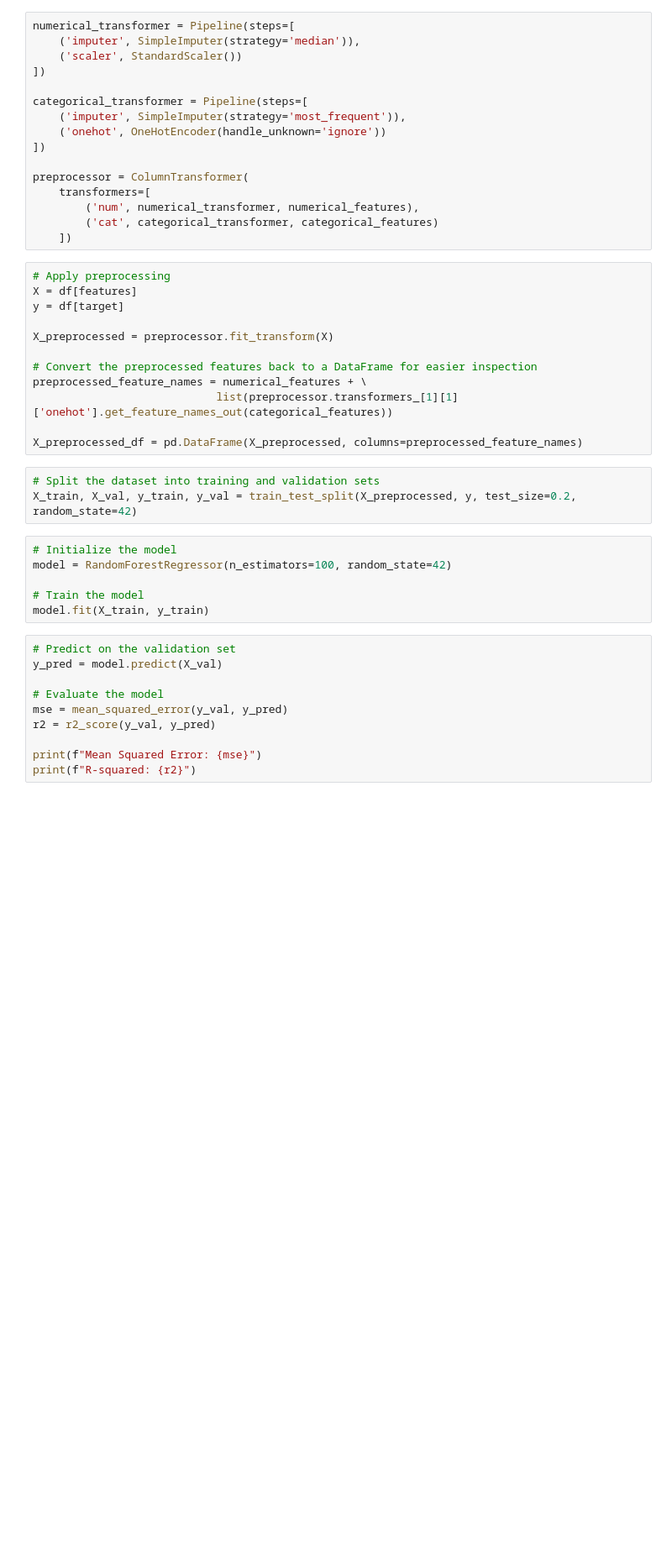
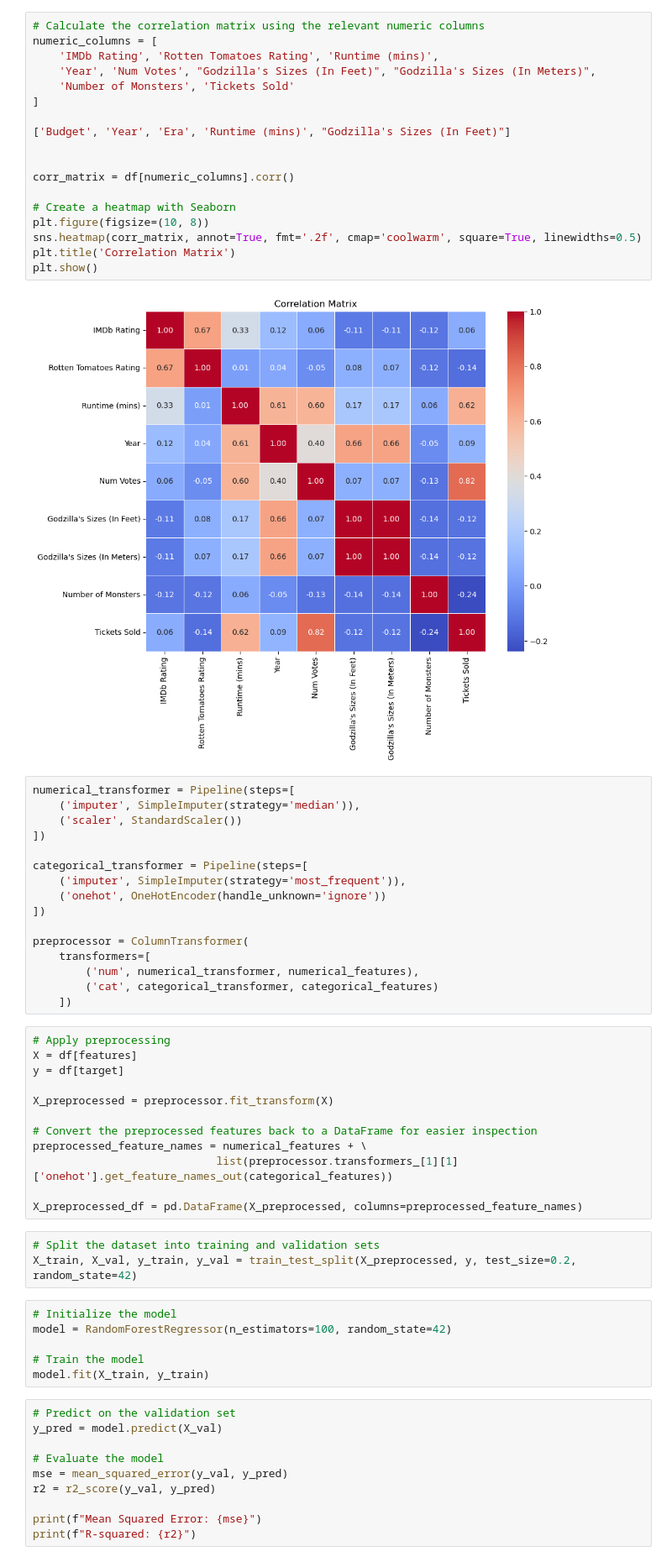
Before and after one commit to LardexTheLarge/Godzilla_Movie_Models, a Jupyter notebook: Regresson_Model.ipynb, the cells around one changed output. Shown: that part at 84% size. Saved outputs shown, nothing was run; the diff lists cells and outputs as text; blank space fills up the shorter version.

```diff
--- a/Regresson_Model.ipynb
+++ b/Regresson_Model.ipynb
@@ -31,3 +53,23 @@ df.head()
+# %%
+# Calculate the correlation matrix using the relevant numeric columns
+numeric_columns = [
+    'IMDb Rating', 'Rotten Tomatoes Rating', 'Runtime (mins)',
+    'Year', 'Num Votes', "Godzilla's Sizes (In Feet)", "Godzilla's Sizes (In Meters)",
+    'Number of Monsters', 'Tickets Sold'
+]
+
+['Budget', 'Year', 'Era', 'Runtime (mins)', "Godzilla's Sizes (In Feet)"]
+
+
+corr_matrix = df[numeric_columns].corr()
+
+# Create a heatmap with Seaborn
+plt.figure(figsize=(10, 8))
+sns.heatmap(corr_matrix, annot=True, fmt='.2f', cmap='coolwarm', square=True, linewidths=0.5)
+plt.title('Correlation Matrix')
+plt.show()
+# %% [output]
+[figure, added]
 # %%
 numerical_transformer = Pipeline(steps=[
     ('imputer', SimpleImputer(strategy='median')),
```
Also changed, not shown: parts of 2 cells of this notebook.
